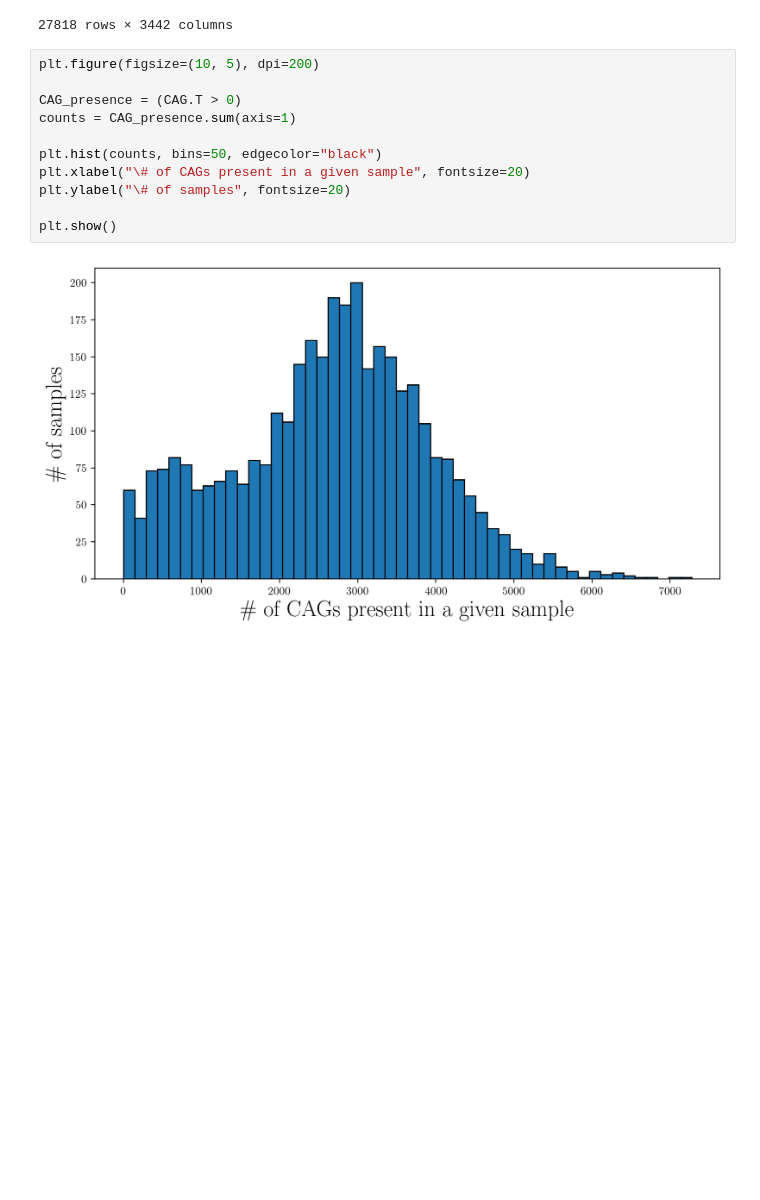
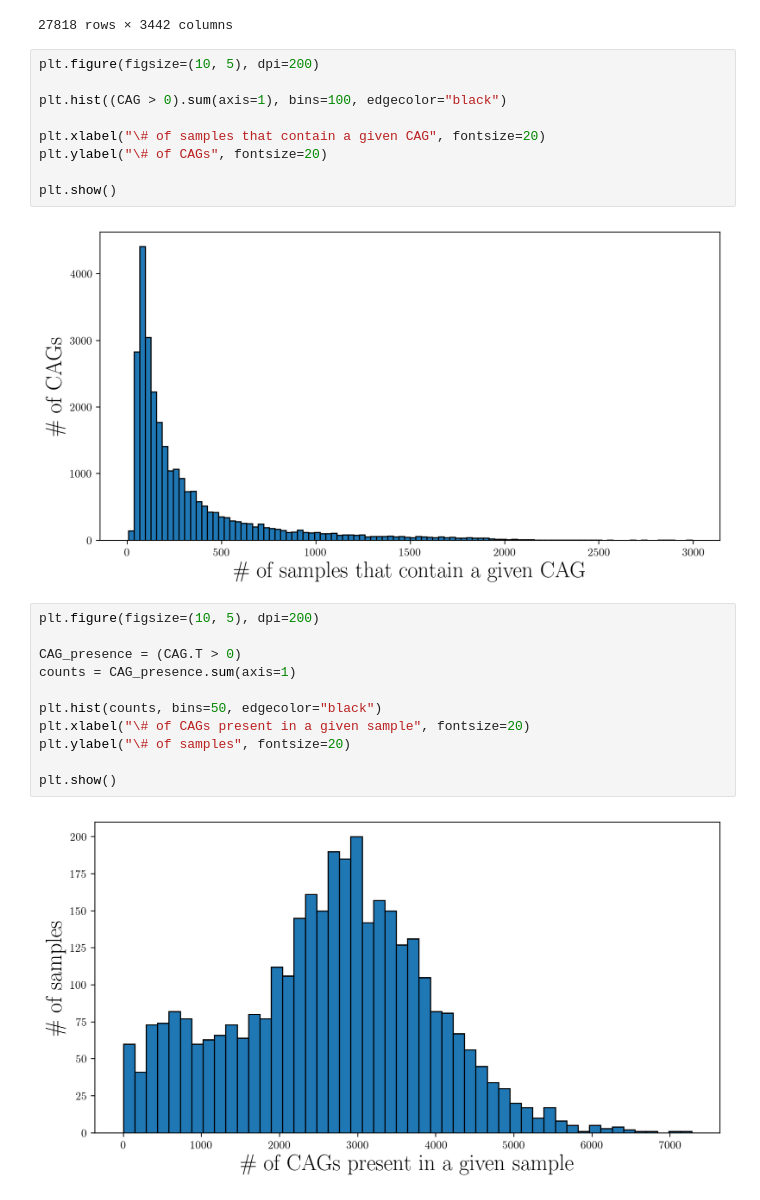
Before and after one commit to danielchang2002/MAGIC, a Jupyter notebook: src/CAG.ipynb, the cells around one changed output. Drawn from its saved outputs; the diff is of its cells as text; blank space fills up the shorter version.

```diff
--- a/src/CAG.ipynb
+++ b/src/CAG.ipynb
@@ -102,6 +102,17 @@ CAG
 | CAG27817 | 0.000002 | 0.000002 | 9.946710e-07 | 0.000019 | 0.000005 | 4.125270e-07 | 0.0 | 0.000031 | ... |
 | CAG27818 | 0.000000 | 0.000000 | 0.000000e+00 | 0.000000 | 0.000000 | 0.000000e+00 | 0.0 | 0.000000 | ... |
 27818 rows × 3442 columns
+# %%
+plt.figure(figsize=(10, 5), dpi=200)
+
+plt.hist((CAG > 0).sum(axis=1), bins=100, edgecolor="black")
+
+plt.xlabel("\# of samples that contain a given CAG", fontsize=20)
+plt.ylabel("\# of CAGs", fontsize=20)
+
+plt.show()
+# %% [output]
+[figure, added]
 # %%
 plt.figure(figsize=(10, 5), dpi=200)
 
```
Also changed, not shown: parts of 11 cells of this notebook, 10 other files.
